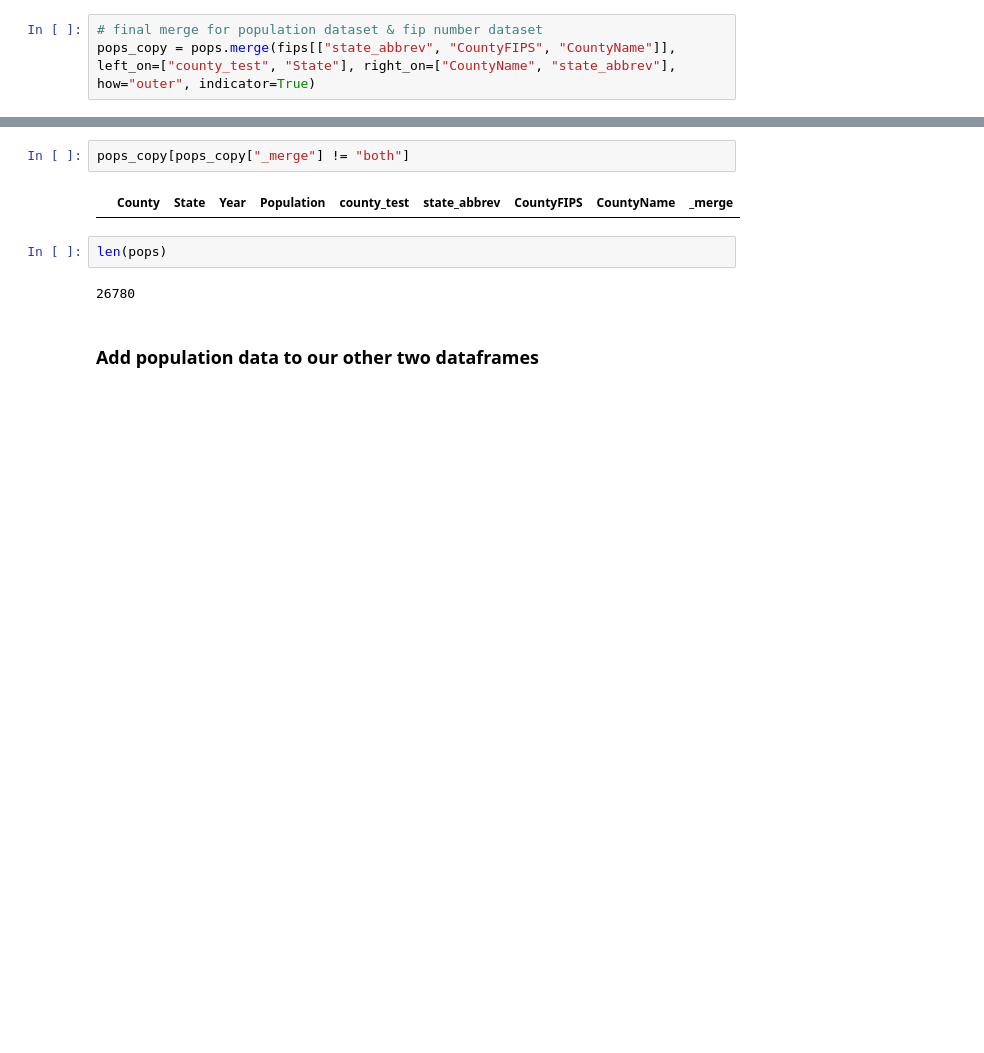
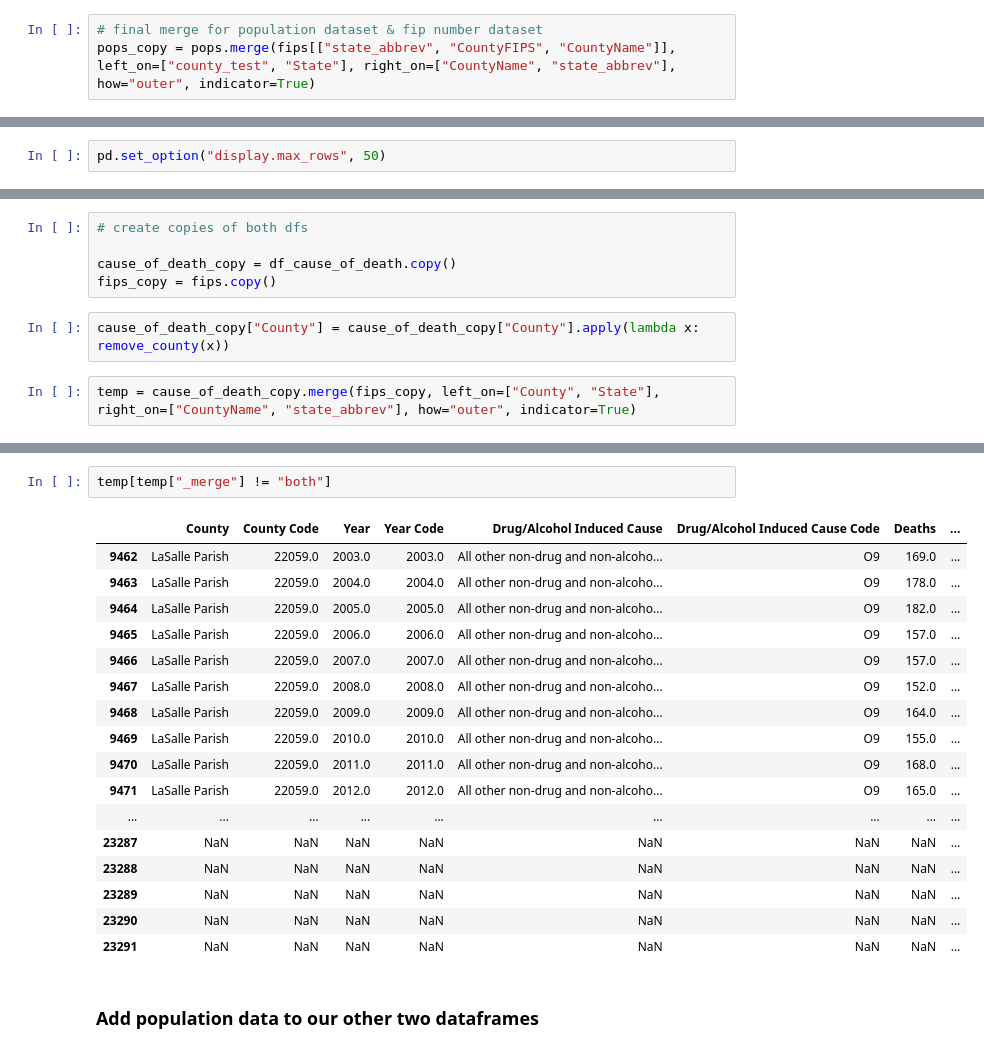
Before and after one commit to abzdel/Opioid-Analysis, a Jupyter notebook: 02_clean_data.ipynb, the cells around one changed output, grey strips where cells are left out. Drawn from its saved outputs; the diff is of its cells as text; blank space fills up the shorter version.

```diff
--- a/02_clean_data.ipynb
+++ b/02_clean_data.ipynb
@@ -425,0 +488,2 @@ pops[pops["county_test"] == "La Salle"]
+# %%
+pd.set_option("display.max_rows", 50)
@@ -425,0 +492,9 @@ pops[pops["county_test"] == "La Salle"]
+# %%
+# create copies of both dfs
+
+cause_of_death_copy = df_cause_of_death.copy()
+fips_copy = fips.copy()
+# %%
+cause_of_death_copy["County"] = cause_of_death_copy["County"].apply(lambda x: remove_county(x))
+# %%
+temp = cause_of_death_copy.merge(fips_copy, left_on=["County", "State"], right_on=["CountyName", "state_abbrev"], how="outer", indicator=True)
@@ -426,11 +517,23 @@ pops[pops["county_test"] == "La Salle"]
 # %%
-pops_copy[pops_copy["_merge"] != "both"]
+temp[temp["_merge"] != "both"]
 # %% [output]
-|  | County | State | Year | Population | county_test | state_abbrev | CountyFIPS | CountyName | _merge |
+|  | County | County Code | Year | Year Code | Drug/Alcohol Induced Cause | Drug/Alcohol Induced Cause Code | Deaths | ... |
+| 9462 | LaSalle Parish | 22059.0 | 2003.0 | 2003.0 | All other non-drug and non-alcoho... | O9 | 169.0 | ... |
+| 9463 | LaSalle Parish | 22059.0 | 2004.0 | 2004.0 | All other non-drug and non-alcoho... | O9 | 178.0 | ... |
+| 9464 | LaSalle Parish | 22059.0 | 2005.0 | 2005.0 | All other non-drug and non-alcoho... | O9 | 182.0 | ... |
+| 9465 | LaSalle Parish | 22059.0 | 2006.0 | 2006.0 | All other non-drug and non-alcoho... | O9 | 157.0 | ... |
+| 9466 | LaSalle Parish | 22059.0 | 2007.0 | 2007.0 | All other non-drug and non-alcoho... | O9 | 157.0 | ... |
+| 9467 | LaSalle Parish | 22059.0 | 2008.0 | 2008.0 | All other non-drug and non-alcoho... | O9 | 152.0 | ... |
+| 9468 | LaSalle Parish | 22059.0 | 2009.0 | 2009.0 | All other non-drug and non-alcoho... | O9 | 164.0 | ... |
+| 9469 | LaSalle Parish | 22059.0 | 2010.0 | 2010.0 | All other non-drug and non-alcoho... | O9 | 155.0 | ... |
+| 9470 | LaSalle Parish | 22059.0 | 2011.0 | 2011.0 | All other non-drug and non-alcoho... | O9 | 168.0 | ... |
+| 9471 | LaSalle Parish | 22059.0 | 2012.0 | 2012.0 | All other non-drug and non-alcoho... | O9 | 165.0 | ... |
+| ... | ... | ... | ... | ... | ... | ... | ... | ... |
+| 23287 | NaN | NaN | NaN | NaN | NaN | NaN | NaN | ... |
+| 23288 | NaN | NaN | NaN | NaN | NaN | NaN | NaN | ... |
+| 23289 | NaN | NaN | NaN | NaN | NaN | NaN | NaN | ... |
+| 23290 | NaN | NaN | NaN | NaN | NaN | NaN | NaN | ... |
+| 23291 | NaN | NaN | NaN | NaN | NaN | NaN | NaN | ... |
-# %%
-len(pops)
-# %% [output]
-26780
 # %% [markdown]
 ### Add population data to our other two dataframes
 # %%
```
Also changed, not shown: parts of 11 cells of this notebook.
